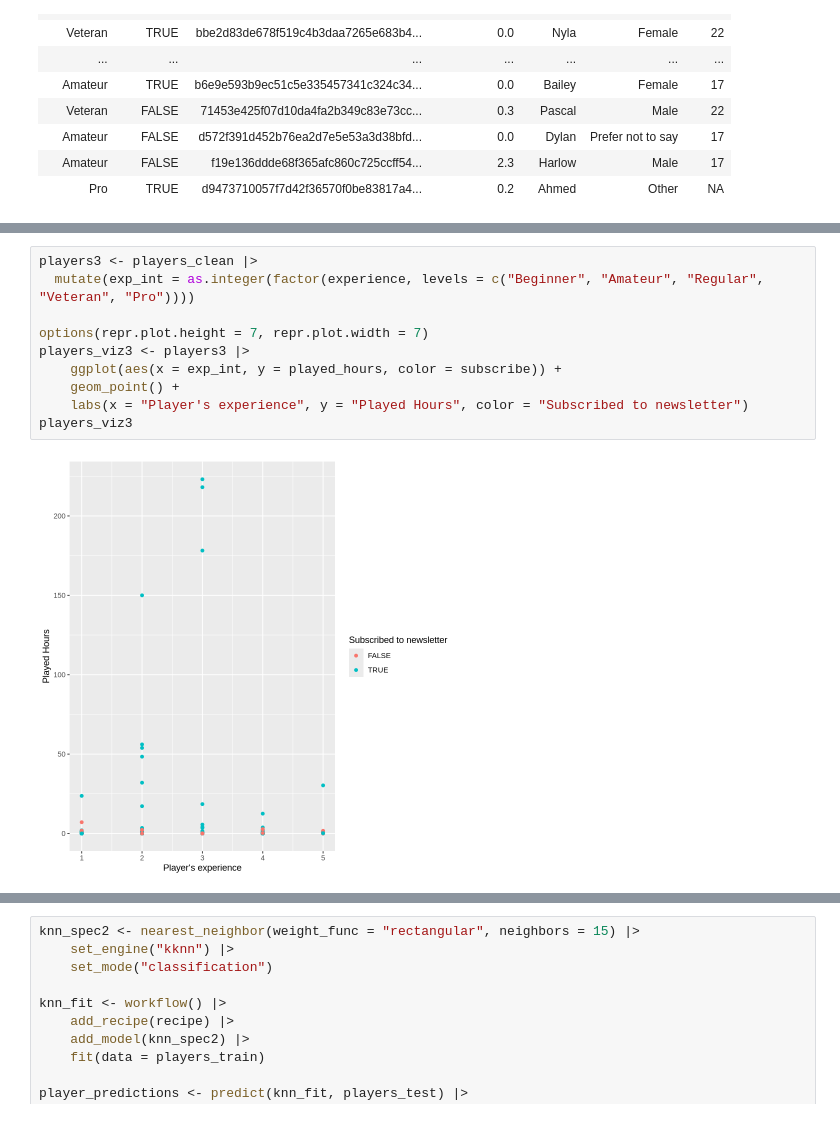
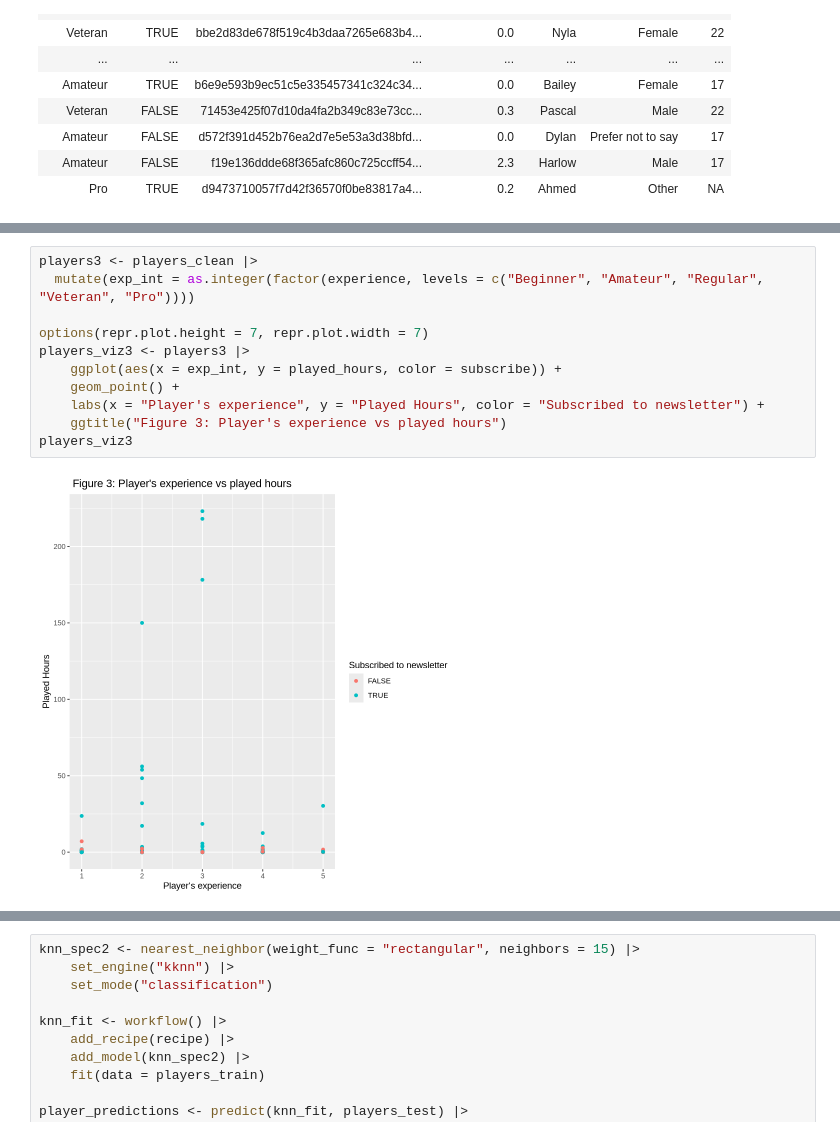
Before and after one commit to hanasuzuki7/dsci-project, a Jupyter notebook: dsci_project_hana.ipynb, the cells around one changed output, grey strips where cells are left out. Cells and saved outputs as stored; diff of their text form.

```diff
--- a/dsci_project_hana.ipynb
+++ b/dsci_project_hana.ipynb
@@ -125,15 +151,16 @@ players_viz2
 # %%
 players3 <- players_clean |>
   mutate(exp_int = as.integer(factor(experience, levels = c("Beginner", "Amateur", "Regular", "Veteran", "Pro"))))
 
 options(repr.plot.height = 7, repr.plot.width = 7)
 players_viz3 <- players3 |>
     ggplot(aes(x = exp_int, y = played_hours, color = subscribe)) +
     geom_point() +
-    labs(x = "Player's experience", y = "Played Hours", color = "Subscribed to newsletter")
+    labs(x = "Player's experience", y = "Played Hours", color = "Subscribed to newsletter") +
+    ggtitle("Figure 3: Player's experience vs played hours")
 players_viz3
 # %% [output]
-[figure, old version]
+[figure, new version]
 # %%
 set.seed(1)
 players3 <- players3 |>
```
Also changed, not shown: parts of 15 cells of this notebook.
